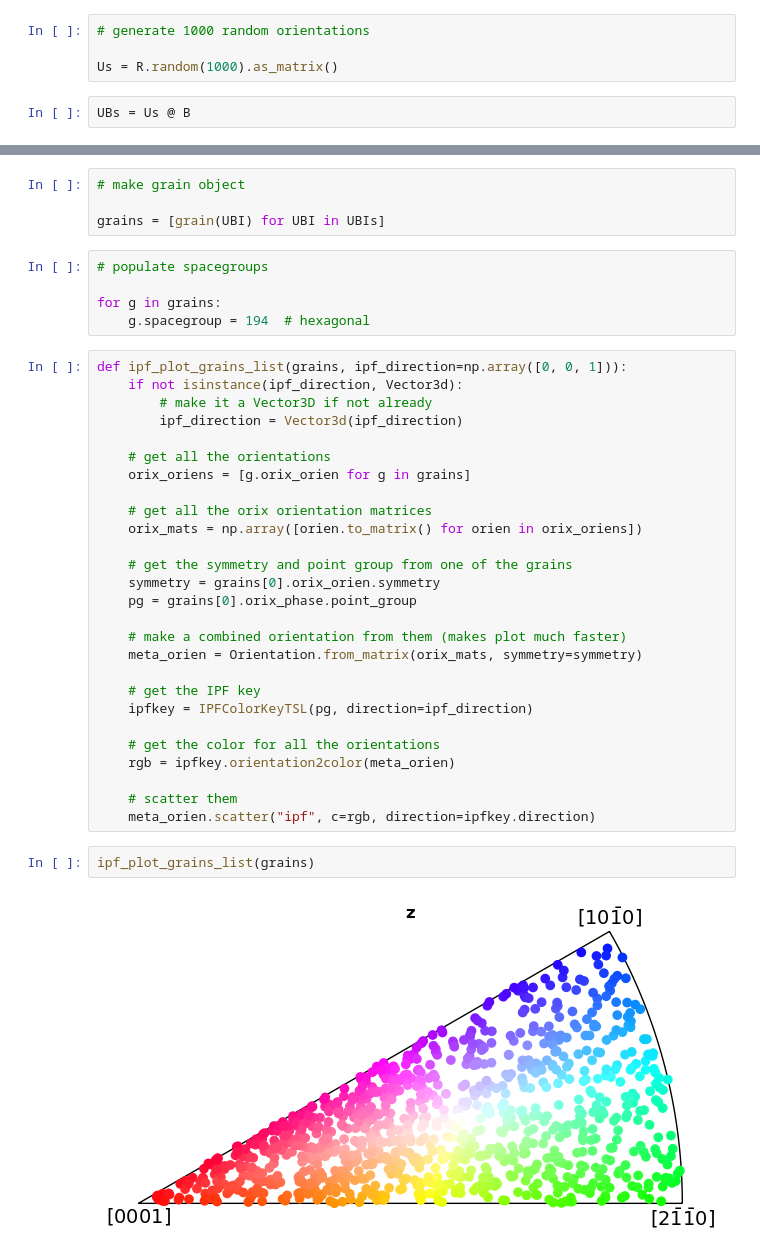
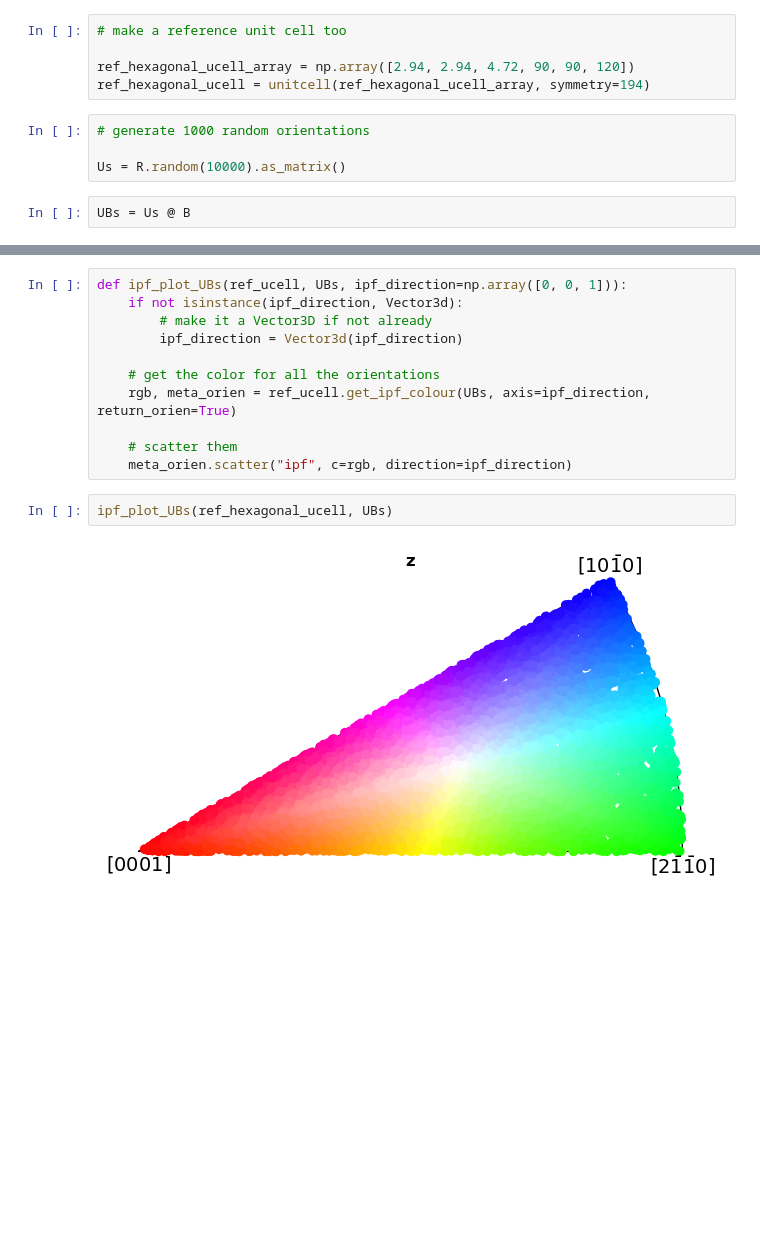
Before and after one commit to FABLE-3DXRD/ImageD11, a Jupyter notebook: sandbox/orix/test_pole_figures.ipynb, the cells around one changed output, grey strips where cells are left out. Saved outputs shown, nothing was run; the diff lists cells and outputs as text; blank space fills up the shorter version.

```diff
--- a/sandbox/orix/test_pole_figures.ipynb
+++ b/sandbox/orix/test_pole_figures.ipynb
@@ -26,7 +26,12 @@ hexagonal_ucell = unitcell(hexagonal_ucell_array)
 B = hexagonal_ucell.B
+# %%
+# make a reference unit cell too
+
+ref_hexagonal_ucell_array = np.array([2.94, 2.94, 4.72, 90, 90, 120])
+ref_hexagonal_ucell = unitcell(ref_hexagonal_ucell_array, symmetry=194)
 # %%
 # generate 1000 random orientations
 
-Us = R.random(1000).as_matrix()
+Us = R.random(10000).as_matrix()
 # %%
 UBs = Us @ B
@@ -35,40 +38,15 @@ UBIs = np.linalg.inv(UBs)
-# %%
-# make grain object
-
-grains = [grain(UBI) for UBI in UBIs]
-# %%
-# populate spacegroups
-
-for g in grains:
-    g.spacegroup = 194  # hexagonal
-# %%
-def ipf_plot_grains_list(grains, ipf_direction=np.array([0, 0, 1])):
-    if not isinstance(ipf_direction, Vector3d):
-        # make it a Vector3D if not already
-        ipf_direction = Vector3d(ipf_direction)
-
-    # get all the orientations
-    orix_oriens = [g.orix_orien for g in grains]
-
-    # get all the orix orientation matrices
-    orix_mats = np.array([orien.to_matrix() for orien in orix_oriens])
-
-    # get the symmetry and point group from one of the grains
-    symmetry = grains[0].orix_orien.symmetry
-    pg = grains[0].orix_phase.point_group
-
-    # make a combined orientation from them (makes plot much faster)
-    meta_orien = Orientation.from_matrix(orix_mats, symmetry=symmetry)
-
-    # get the IPF key
-    ipfkey = IPFColorKeyTSL(pg, direction=ipf_direction)
-
-    # get the color for all the orientations
-    rgb = ipfkey.orientation2color(meta_orien)
-
-    # scatter them
-    meta_orien.scatter("ipf", c=rgb, direction=ipfkey.direction)
-# %%
-ipf_plot_grains_list(grains)
-# %% [output]
-[figure, removed]
+# %%
+def ipf_plot_UBs(ref_ucell, UBs, ipf_direction=np.array([0, 0, 1])):
+    if not isinstance(ipf_direction, Vector3d):
+        # make it a Vector3D if not already
+        ipf_direction = Vector3d(ipf_direction)
+
+    # get the color for all the orientations
+    rgb, meta_orien = ref_ucell.get_ipf_colour(UBs, axis=ipf_direction, return_orien=True)
+
+    # scatter them
+    meta_orien.scatter("ipf", c=rgb, direction=ipf_direction)
+# %%
+ipf_plot_UBs(ref_hexagonal_ucell, UBs)
+# %% [output]
+[figure, added]
```
Also changed, not shown: parts of 7 cells of this notebook, 4 other files.
